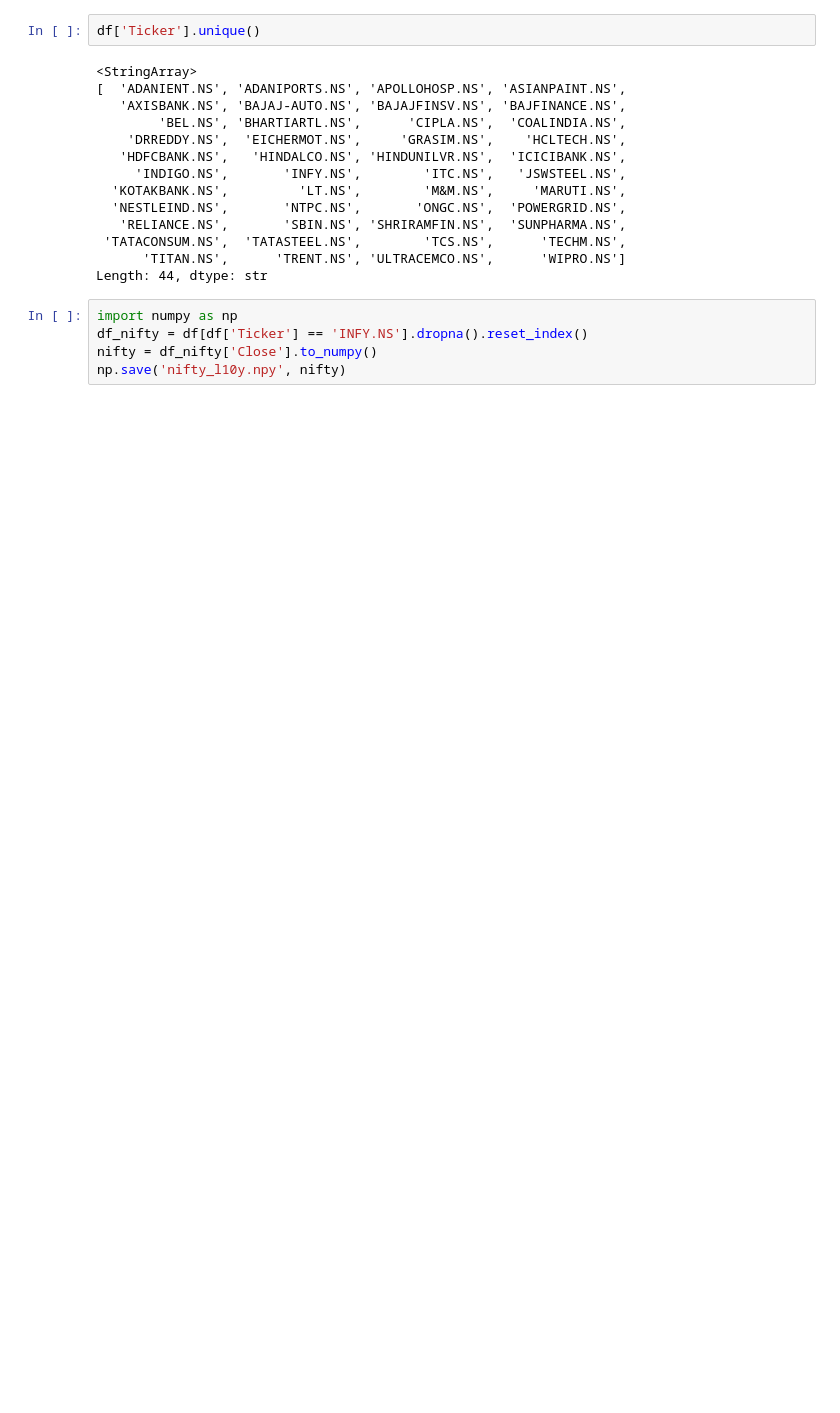
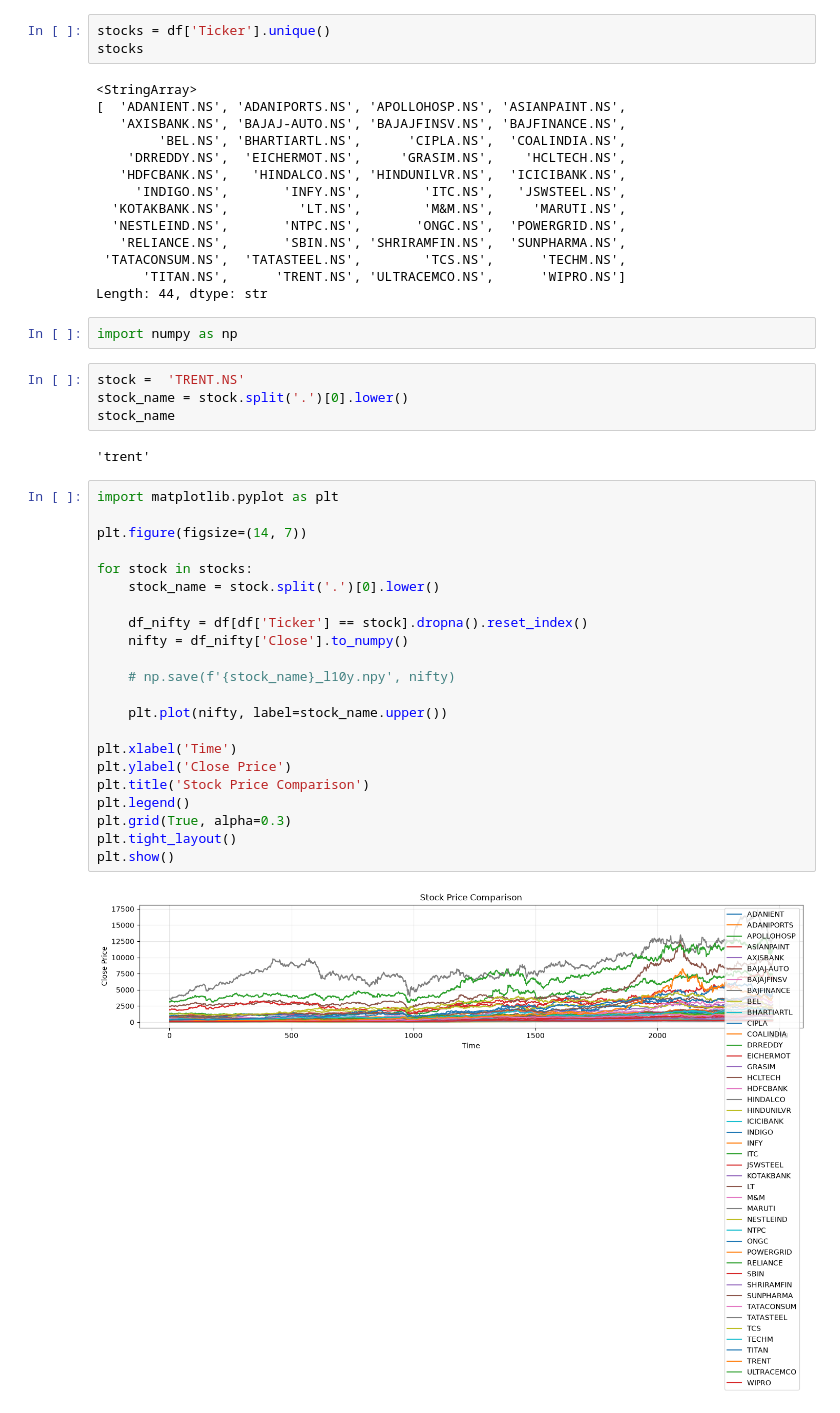
Before and after one commit to qmlWizard/qwhether_forecasting, a Jupyter notebook: data/generate_data.ipynb, the cells around one changed output. Drawn from its saved outputs; the diff is of its cells as text; blank space fills up the shorter version.

Commit message:
single model for multiple stock

```diff
--- a/data/generate_data.ipynb
+++ b/data/generate_data.ipynb
@@ -40,7 +40,8 @@ np.save('daily_temp_delhi.npy', df)
 import pandas as pd
 df = pd.read_csv('indian_nifty50_stocks_10y_daily.csv')
 # %%
-df['Ticker'].unique()
+stocks = df['Ticker'].unique()
+stocks
 # %% [output]
 <StringArray>
 [  'ADANIENT.NS', 'ADANIPORTS.NS', 'APOLLOHOSP.NS', 'ASIANPAINT.NS',
@@ -57,6 +58,33 @@ df['Ticker'].unique()
 Length: 44, dtype: str
 # %%
 import numpy as np
-df_nifty = df[df['Ticker'] == 'INFY.NS'].dropna().reset_index()
-nifty = df_nifty['Close'].to_numpy()
-np.save('nifty_l10y.npy', nifty)
+# %%
+stock =  'TRENT.NS'
+stock_name = stock.split('.')[0].lower()
+stock_name
+# %% [output]
+'trent'
+# %%
+import matplotlib.pyplot as plt
+
+plt.figure(figsize=(14, 7))
+
+for stock in stocks:
+    stock_name = stock.split('.')[0].lower()
+
+    df_nifty = df[df['Ticker'] == stock].dropna().reset_index()
+    nifty = df_nifty['Close'].to_numpy()
+
+    # np.save(f'{stock_name}_l10y.npy', nifty)
+
+    plt.plot(nifty, label=stock_name.upper())
+
+plt.xlabel('Time')
+plt.ylabel('Close Price')
+plt.title('Stock Price Comparison')
+plt.legend()
+plt.grid(True, alpha=0.3)
+plt.tight_layout()
+plt.show()
+# %% [output]
+[figure, added]
```
Also changed, not shown: 3 other files.
